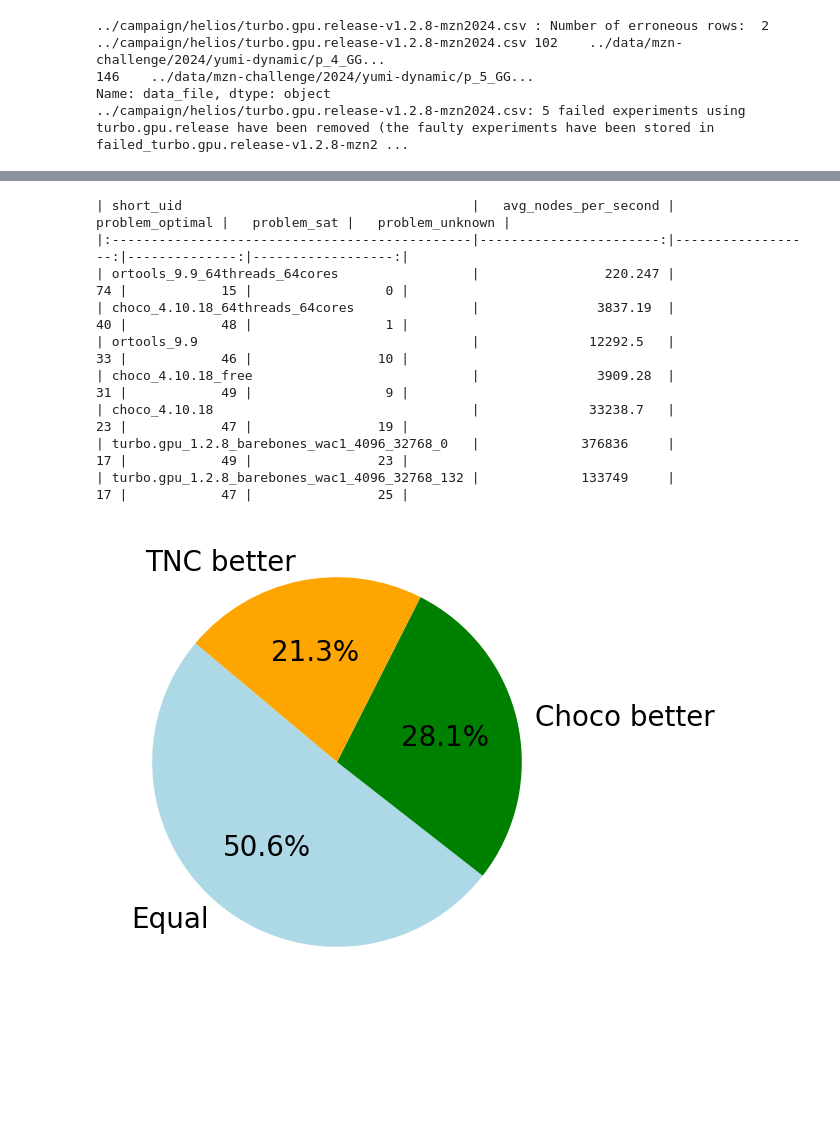
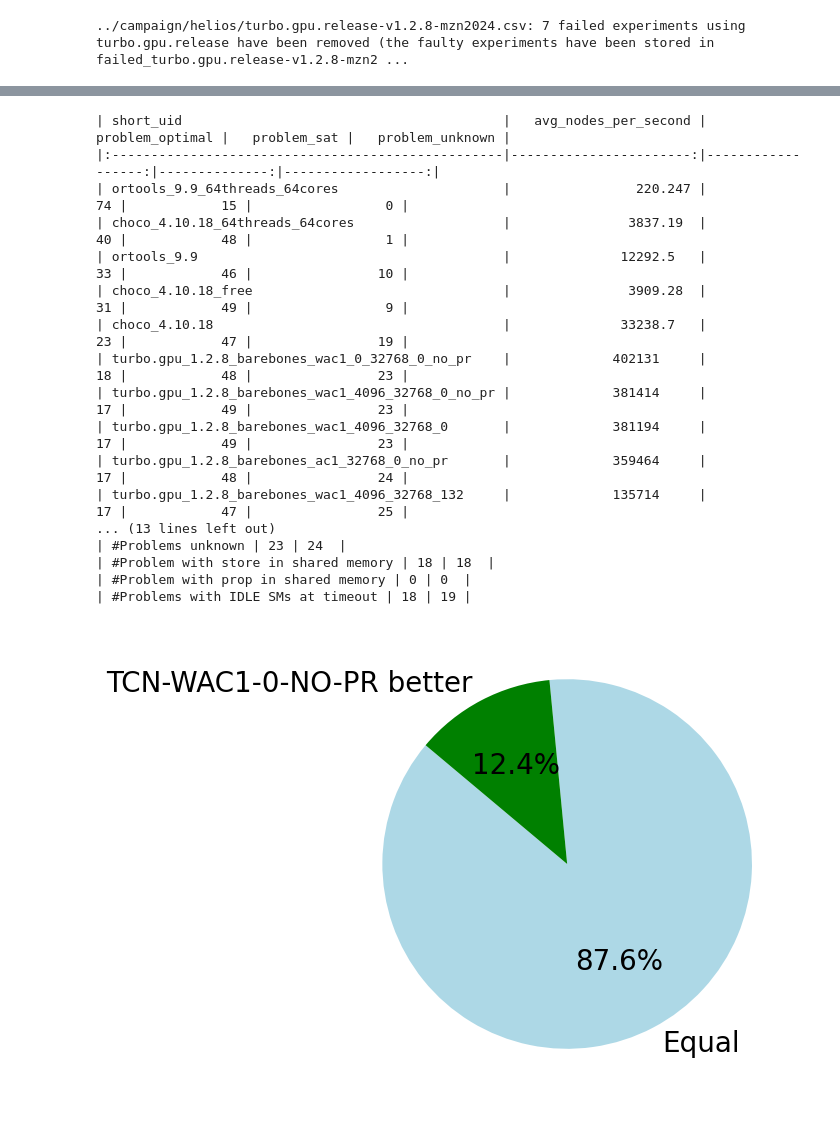
Before and after one commit to lattice-land/bench, a Jupyter notebook: benchmarks/analyzing/analysis.ipynb, the cells around one changed output, grey strips where cells are left out. Cells and saved outputs as stored; diff of their text form; code cells hidden in the pictures; blank space fills up the shorter version.

```diff
--- a/benchmarks/analyzing/analysis.ipynb
+++ b/benchmarks/analyzing/analysis.ipynb
@@ -53,7 +53,7 @@ df = df[df['uid'] != "turbo.gpu.release_1.2.0_precision5820_300s_gpu_4096_64_glo
 # df = df[df['short_uid'] != "turbo.gpu_1.2.7_hybrid_ac1_32768_132_72_disable_simplify_ipc"]
 # df = df[df['short_uid'] != "turbo.gpu_1.2.7_hybrid_ac1_32768_132_72_disable_simplify"]
 # df = df[df['short_uid'] != "turbo.gpu_1.2.7_hybrid_ac1_32768_132_72_force_ternarize_ipc"]
-# df = df[df['uid'] != "turbo.gpu.release_1.2.8_helios_1200s_barebones_wac1_4096_32768_132"]
+# df = df[df['short_uid'] != "turbo.gpu_1.2.8_barebones_wac1_4096_32768_0_no_pr"]
 
 mzn_challenge = pd.read_csv("../benchmarking/mzn2024_noset.csv")
 mzn_challenge['model_data_file'] = mzn_challenge['model'] + ' - ' + mzn_challenge['data_file']
@@ -61,29 +61,11 @@ mzn_challenge['model_data_file'] = mzn_challenge['model'] + ' - ' + mzn_challeng
 mzn_data = set(mzn_challenge['model_data_file'])
 df = df[df['model_data_file'].isin(mzn_data)]
 
-# Instances that might have been solved during flattening.
-# df = df[~(df['preprocessing_time'].isna())]
-# analysis.analyse_tnf_per_problem(df)
-# analysis.heatmap_operators(df)
-
 df = analysis.intersect(df)
-
-# choco = analysis.read_experiments([
-#   "../campaign/aion/org.choco.choco-v4.10.18-mzn2024.csv"
-# ])
-
-# df['choco_vars'] = choco['variables']
-# df['choco_cons'] = choco['constraints']
-
-# analysis.analyse_tnf_per_problem(df, True, 'choco_vars', 'choco_cons', 'parsed_variables', 'parsed_constraints')
-# analysis.analyse_tnf_per_problem(df, True, 'choco_vars', 'choco_cons', 'tnf_variables', 'tnf_constraints')
-# analysis.analyse_tnf_per_problem(df, True, 'choco_vars', 'choco_cons','variables_after_simplification', 'constraints_after_simplification')
 
 # df = df[df['timeout_ms'] == 1200000]
 
 # print(df[df['preprocessing_time'] >= 1200])
-
-# analysis.analyse_tnf_per_problem(df[df['uid'] == "turbo.gpu.release_1.2.4_precision5820_300s_hybrid_ac1_4096_128"])
 
 analysis.plot_overall_result(df)
 # display(HTML(analysis.metrics_table(df[df['mzn_solver'].str.startswith("turbo")]).to_html()))
@@ -97,25 +79,31 @@ print(sorted_metrics[['short_uid','avg_nodes_per_second','problem_optimal', 'pro
 
 # analysis.plot_time_distribution("hybrid264-wac1-4096-sub15", df[df['uid'] == "turbo.gpu.release_1.2.7_helios_1200s_hybrid_wac1_4096_32768_264_72"])
 
-# analysis.comparison_table_md(df, "turbo.gpu.release_1.2.4_precision5820_300s_hybrid_ac1_4096_128_10", "turbo.gpu.release_1.2.5_precision5820_300s_hybrid_ac1_4096_128_10")
+analysis.comparison_table_md(df, "turbo.gpu.release_1.2.8_helios_1200s_barebones_ac1_32768_0_no_pr", "turbo.gpu.release_1.2.8_helios_1200s_barebones_wac1_0_32768_0_no_pr")
 
 # print(analysis.list_problem_where_leq(df, "nodes", "turbo.gpu.release_1.2.0_precision5820_300s_4096_64_256", "turbo.gpu.release_1.2.1_precision5820_300s_4096_64_1024"))
 
+p = analysis.compare_solvers_pie_chart(df, "turbo.gpu.release_1.2.8_helios_1200s_barebones_wac1_0_32768_0_no_pr", "turbo.gpu.release_1.2.8_helios_1200s_barebones_ac1_32768_0_no_pr", "TCN-WAC1-0-NO-PR", "TNC-AC1-NO-PR")
 
-p = analysis.compare_solvers_pie_chart(df, "turbo.gpu.release_1.2.8_helios_1200s_barebones_wac1_4096_32768_0", "org.choco.choco_4.10.18_aion_1200s", "TNC", "Choco")
+p = analysis.compare_solvers_pie_chart(df, "turbo.gpu.release_1.2.8_helios_1200s_barebones_wac1_0_32768_0_no_pr", "org.choco.choco_4.10.18_aion_1200s", "TCN-WAC1-0-NO-PR", "Choco")
+p = analysis.compare_solvers_pie_chart(df, "turbo.gpu.release_1.2.8_helios_1200s_barebones_wac1_0_32768_0_no_pr", "com.google.ortools.sat_9.9_aion_1200s", "TCN-WAC1-0-NO-PR", "OR-Tools")
+p = analysis.compare_solvers_pie_chart(df, "turbo.gpu.release_1.2.8_helios_1200s_barebones_wac1_0_32768_0_no_pr", "org.choco.choco_4.10.18_aion_1200s_free", "TCN-WAC1-0-NO-PR", "Choco (free)")
+p = analysis.compare_solvers_pie_chart(df, "turbo.gpu.release_1.2.8_helios_1200s_barebones_wac1_0_32768_0_no_pr", "org.choco.choco_4.10.18_aion_1200s_64threads_64cores", "TCN-WAC1-0-NO-PR", "Choco (64 threads)")
+p = analysis.compare_solvers_pie_chart(df, "turbo.gpu.release_1.2.8_helios_1200s_barebones_wac1_0_32768_0_no_pr", "com.google.ortools.sat_9.9_aion_1200s_64threads_64cores", "TCN-WAC1-0-NO-PR", "OR-Tools (64 threads)")
+
+
+# p = analysis.compare_solvers_pie_chart(df, "turbo.gpu.release_1.2.8_helios_1200s_barebones_wac1_4096_32768_0", "org.choco.choco_4.10.18_aion_1200s", "TCN", "Choco")
+# p = analysis.compare_solvers_pie_chart(df, "turbo.gpu.release_1.2.8_helios_1200s_barebones_wac1_4096_32768_0_no_pr", "org.choco.choco_4.10.18_aion_1200s", "TCN-WAC1-4096-NO-PR", "Choco")
 
 # print(p[p['Comparison'] == 'Error'])
-p = analysis.compare_solvers_pie_chart(df, "turbo.gpu.release_1.2.8_helios_1200s_barebones_wac1_4096_32768_0", "org.choco.choco_4.10.18_aion_1200s_free", "TNC1.2.8", "Choco (free)")
-p = analysis.compare_solvers_pie_chart(df, "turbo.gpu.release_1.2.8_helios_1200s_barebones_wac1_4096_32768_0", "org.choco.choco_4.10.18_aion_1200s_64threads_64cores", "TNC1.2.8", "Choco (64 threads)")
+# p = analysis.compare_solvers_pie_chart(df, "turbo.gpu.release_1.2.8_helios_1200s_barebones_wac1_4096_32768_0", "org.choco.choco_4.10.18_aion_1200s_free", "TCN1.2.8", "Choco (free)")
+# p = analysis.compare_solvers_pie_chart(df, "turbo.gpu.release_1.2.8_helios_1200s_barebones_wac1_4096_32768_0", "org.choco.choco_4.10.18_aion_1200s_64threads_64cores", "TCN1.2.8", "Choco (64 threads)")
 # p = analysis.compare_solvers_pie_chart(df, "turbo.gpu.release_1.2.7_helios_1200s_hybrid_wac1_4096_32768_264_72", "org.choco.choco_4.10.18_aion_1200s_64threads_64cores")
-p = analysis.compare_solvers_pie_chart(df, "turbo.gpu.release_1.2.8_helios_1200s_barebones_wac1_4096_32768_0", "com.google.ortools.sat_9.9_aion_1200s", "TNC1.2.8", "OR-Tools")
-p = analysis.compare_solvers_pie_chart(df, "turbo.gpu.release_1.2.8_helios_1200s_barebones_wac1_4096_32768_0", "com.google.ortools.sat_9.9_aion_1200s_64threads_64cores", "TNC1.2.8", "OR-Tools (64 threads)")
+
+# p = analysis.compare_solvers_pie_chart(df, "turbo.gpu.release_1.2.8_helios_1200s_barebones_wac1_4096_32768_0", "com.google.ortools.sat_9.9_aion_1200s", "TCN1.2.8", "OR-Tools")
+# p = analysis.compare_solvers_pie_chart(df, "turbo.gpu.release_1.2.8_helios_1200s_barebones_wac1_4096_32768_0", "com.google.ortools.sat_9.9_aion_1200s_64threads_64cores", "TCN1.2.8", "OR-Tools (64 threads)")
 # p = analysis.compare_solvers_pie_chart(df, "turbo.gpu.release_1.2.6_helios_1200s_hybrid_wac1_4096_32768_264_72", "turbo.gpu.release_1.2.6_helios_1200s_hybrid_wac1_4096_131072_264_72")
 # print(p[p['Comparison'] == 'Error'])
 # print(p[p['Comparison'] == 'turbo.gpu.release_1.2.5_precision5820_300s_hybrid_ac1_4096_128_10 better'])
 # %% [output]
-../campaign/helios/turbo.gpu.release-v1.2.8-mzn2024.csv : Number of erroneous rows:  2
-../campaign/helios/turbo.gpu.release-v1.2.8-mzn2024.csv 102    ../data/mzn-challenge/2024/yumi-dynamic/p_4_GG...
-146    ../data/mzn-challenge/2024/yumi-dynamic/p_5_GG...
-Name: data_file, dtype: object
-../campaign/helios/turbo.gpu.release-v1.2.8-mzn2024.csv: 5 failed experiments using turbo.gpu.release have been removed (the faulty experiments have been stored in failed_turbo.gpu.release-v1.2.8-mzn2 ...
+../campaign/helios/turbo.gpu.release-v1.2.8-mzn2024.csv: 7 failed experiments using turbo.gpu.release have been removed (the faulty experiments have been stored in failed_turbo.gpu.release-v1.2.8-mzn2 ...
@@ -126,15 +117,23 @@ Name: data_file, dtype: object
 | 2 | org.choco.choco_4.10.18_aion_1200s | 4.10.18 | aion | choco_4.10.18 | 33238.699528 | 11461.656900 | ... |
 | 0 | com.google.ortools.sat_9.9_aion_1... | 9.9 | aion | ortools_9.9 | 12292.494292 | 5663.017703 | ... |
 | 4 | org.choco.choco_4.10.18_aion_1200... | 4.10.18 | aion | choco_4.10.18_free | 3909.281476 | 1627.906003 | ... |
 | 3 | org.choco.choco_4.10.18_aion_1200... | 4.10.18 | aion | choco_4.10.18_64threads_64cores | 3837.193191 | 1125.094349 | ... |
 | 1 | com.google.ortools.sat_9.9_aion_1... | 9.9 | aion | ortools_9.9_64threads_64cores | 220.246801 | 7.976832 | ... |
-| short_uid                                     |   avg_nodes_per_second |   problem_optimal |   problem_sat |   problem_unknown |
-|:----------------------------------------------|-----------------------:|------------------:|--------------:|------------------:|
-| ortools_9.9_64threads_64cores                 |                220.247 |                74 |            15 |                 0 |
-| choco_4.10.18_64threads_64cores               |               3837.19  |                40 |            48 |                 1 |
-| ortools_9.9                                   |              12292.5   |                33 |            46 |                10 |
-| choco_4.10.18_free                            |               3909.28  |                31 |            49 |                 9 |
-| choco_4.10.18                                 |              33238.7   |                23 |            47 |                19 |
-| turbo.gpu_1.2.8_barebones_wac1_4096_32768_0   |             376836     |                17 |            49 |                23 |
-| turbo.gpu_1.2.8_barebones_wac1_4096_32768_132 |             133749     |                17 |            47 |                25 |
+| short_uid                                         |   avg_nodes_per_second |   problem_optimal |   problem_sat |   problem_unknown |
+|:--------------------------------------------------|-----------------------:|------------------:|--------------:|------------------:|
+| ortools_9.9_64threads_64cores                     |                220.247 |                74 |            15 |                 0 |
+| choco_4.10.18_64threads_64cores                   |               3837.19  |                40 |            48 |                 1 |
+| ortools_9.9                                       |              12292.5   |                33 |            46 |                10 |
+| choco_4.10.18_free                                |               3909.28  |                31 |            49 |                 9 |
+| choco_4.10.18                                     |              33238.7   |                23 |            47 |                19 |
+| turbo.gpu_1.2.8_barebones_wac1_0_32768_0_no_pr    |             402131     |                18 |            48 |                23 |
+| turbo.gpu_1.2.8_barebones_wac1_4096_32768_0_no_pr |             381414     |                17 |            49 |                23 |
+| turbo.gpu_1.2.8_barebones_wac1_4096_32768_0       |             381194     |                17 |            49 |                23 |
+| turbo.gpu_1.2.8_barebones_ac1_32768_0_no_pr       |             359464     |                17 |            48 |                24 |
+| turbo.gpu_1.2.8_barebones_wac1_4096_32768_132     |             135714     |                17 |            47 |                25 |
+... (13 lines left out)
+| #Problems unknown | 23 | 24  |
+| #Problem with store in shared memory | 18 | 18  |
+| #Problem with prop in shared memory | 0 | 0  |
+| #Problems with IDLE SMs at timeout | 18 | 19 |
-[figure, old version]
+[figure, new version]
```
Also changed, not shown: parts of 1 cell of this notebook, 15 other files.
